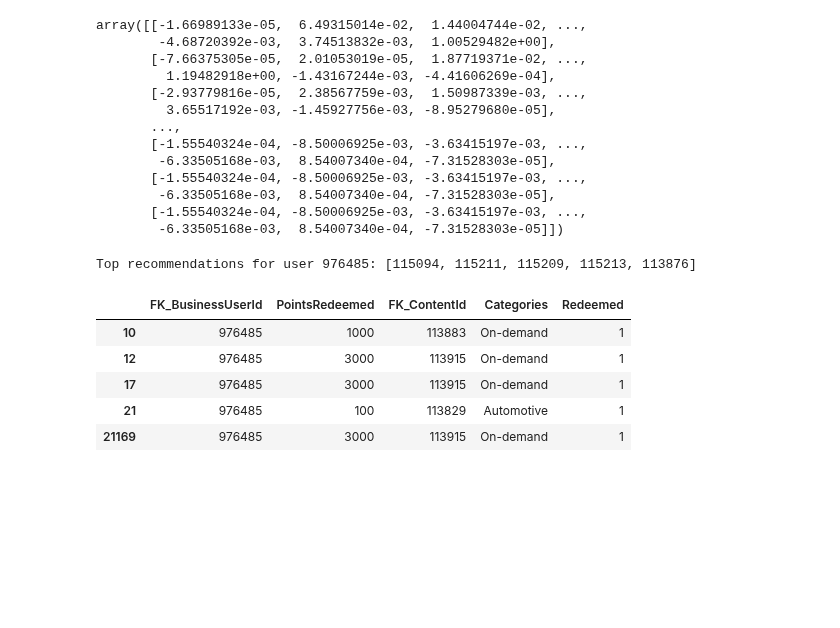
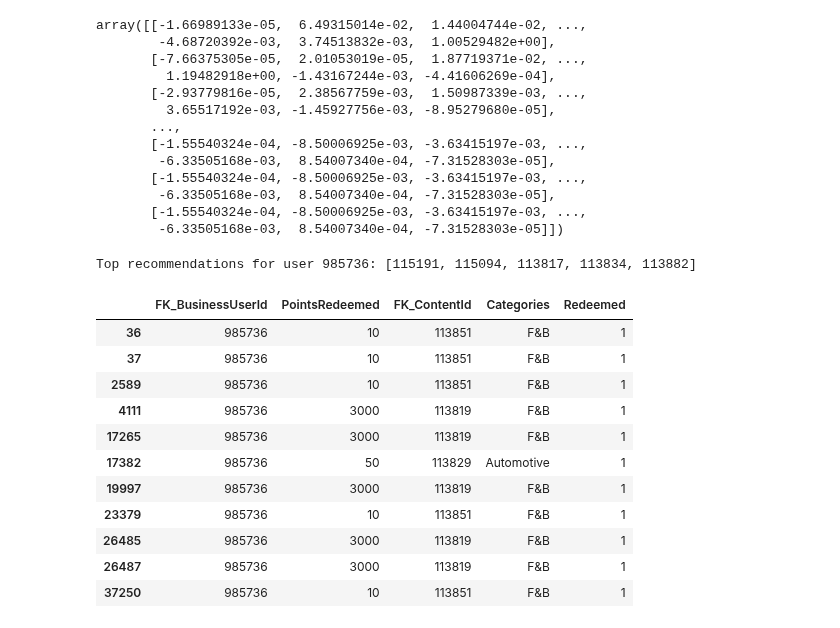
Before and after one commit to DboukAli98/KFHXRelatedAi, a Jupyter notebook: NoteBooks/Model Generation/ML_Model.ipynb, the cells around one changed output. Saved outputs shown, nothing was run; the diff lists cells and outputs as text; code cells hidden in the pictures; blank space fills up the shorter version.

```diff
--- a/NoteBooks/Model Generation/ML_Model.ipynb
+++ b/NoteBooks/Model Generation/ML_Model.ipynb
@@ -379,18 +382,24 @@ def recommend_items(user_id, combined_matrix, reconstructed_matrix, original_dat
     return top_item_ids
 
 # Example usage
-user_id = combined_matrix.index[4]  # Replace with actual user ID
+user_id = combined_matrix.index[180]  # Replace with actual user ID
 recommendations = recommend_items(user_id, combined_matrix, reconstructed_matrix, new_user_tranaction, num_recommendations=5)
 print(f"Top recommendations for user {user_id}: {recommendations}")
 # %% [output]
-Top recommendations for user 976485: [115094, 115211, 115209, 115213, 113876]
+Top recommendations for user 985736: [115191, 115094, 113817, 113834, 113882]
 # %%
-user_trs = new_user_tranaction[new_user_tranaction["FK_BusinessUserId"] == 976485]
+user_trs = new_user_tranaction[new_user_tranaction["FK_BusinessUserId"] == 985736]
 user_trs
 # %% [output]
 |  | FK_BusinessUserId | PointsRedeemed | FK_ContentId | Categories | Redeemed |
-| 10 | 976485 | 1000 | 113883 | On-demand | 1 |
-| 12 | 976485 | 3000 | 113915 | On-demand | 1 |
-| 17 | 976485 | 3000 | 113915 | On-demand | 1 |
-| 21 | 976485 | 100 | 113829 | Automotive | 1 |
-| 21169 | 976485 | 3000 | 113915 | On-demand | 1 |
+| 36 | 985736 | 10 | 113851 | F&B | 1 |
+| 37 | 985736 | 10 | 113851 | F&B | 1 |
+| 2589 | 985736 | 10 | 113851 | F&B | 1 |
+| 4111 | 985736 | 3000 | 113819 | F&B | 1 |
+| 17265 | 985736 | 3000 | 113819 | F&B | 1 |
+| 17382 | 985736 | 50 | 113829 | Automotive | 1 |
+| 19997 | 985736 | 3000 | 113819 | F&B | 1 |
+| 23379 | 985736 | 10 | 113851 | F&B | 1 |
+| 26485 | 985736 | 3000 | 113819 | F&B | 1 |
+| 26487 | 985736 | 3000 | 113819 | F&B | 1 |
+| 37250 | 985736 | 10 | 113851 | F&B | 1 |
```
Also changed, not shown: parts of 1 cell of this notebook, 1 other file.
